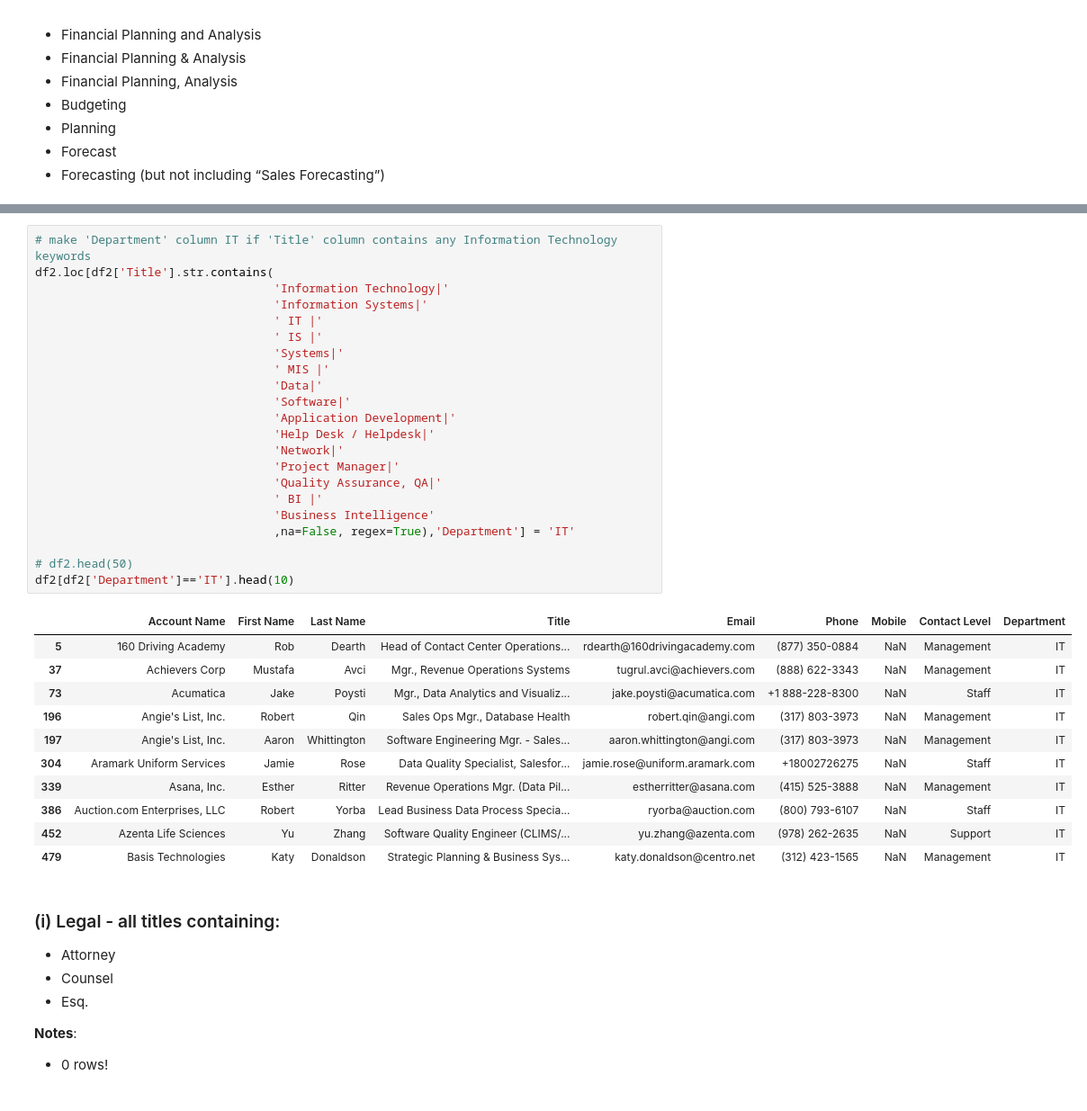
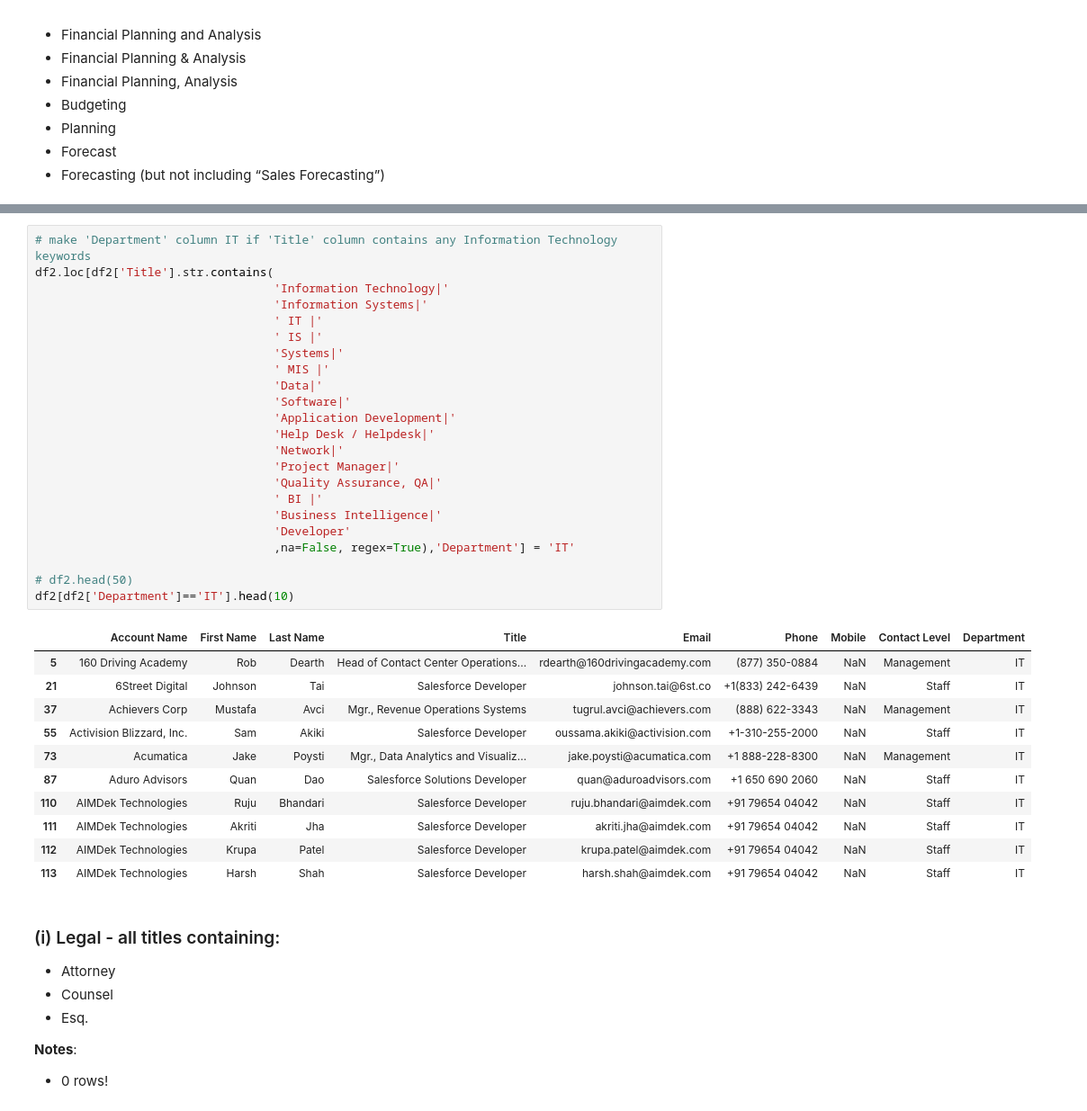
Before and after one commit to harry-hill/python-sales-ops, a Jupyter notebook: Salesforce Sales Ops 8-1-23.ipynb, the cells around one changed output, grey strips where cells are left out. Shown at 90% size. Cells and saved outputs as stored; diff of their text form.

```diff
--- a/Salesforce Sales Ops 8-1-23.ipynb
+++ b/Salesforce Sales Ops 8-1-23.ipynb
@@ -802,37 +878,38 @@ df2[df2['Department']=='FP&A'].head(10)
 # %%
 # make 'Department' column IT if 'Title' column contains any Information Technology keywords
 df2.loc[df2['Title'].str.contains(
                                   'Information Technology|'
                                   'Information Systems|'
                                   ' IT |'
                                   ' IS |'
                                   'Systems|'
                                   ' MIS |'
                                   'Data|'
                                   'Software|'
                                   'Application Development|'
                                   'Help Desk / Helpdesk|'
                                   'Network|'
                                   'Project Manager|'
                                   'Quality Assurance, QA|'
                                   ' BI |'
-                                  'Business Intelligence'
+                                  'Business Intelligence|'
+                                  'Developer'
                                   ,na=False, regex=True),'Department'] = 'IT'
 
 # df2.head(50)
 df2[df2['Department']=='IT'].head(10)
 # %% [output]
 |  | Account Name | First Name | Last Name | Title | Email | Phone | Mobile | Contact Level | Department |
 | 5 | 160 Driving Academy | Rob | Dearth | Head of Contact Center Operations... | rdearth@160drivingacademy.com | (877) 350-0884 | NaN | Management | IT |
+| 21 | 6Street Digital | Johnson | Tai | Salesforce Developer | johnson.tai@6st.co | +1(833) 242-6439 | NaN | Staff | IT |
 | 37 | Achievers Corp | Mustafa | Avci | Mgr., Revenue Operations Systems | tugrul.avci@achievers.com | (888) 622-3343 | NaN | Management | IT |
-| 73 | Acumatica | Jake | Poysti | Mgr., Data Analytics and Visualiz... | jake.poysti@acumatica.com | +1 888-228-8300 | NaN | Staff | IT |
-| 196 | Angie's List, Inc. | Robert | Qin | Sales Ops Mgr., Database Health | robert.qin@angi.com | (317) 803-3973 | NaN | Management | IT |
-| 197 | Angie's List, Inc. | Aaron | Whittington | Software Engineering Mgr. - Sales... | aaron.whittington@angi.com | (317) 803-3973 | NaN | Management | IT |
-| 304 | Aramark Uniform Services | Jamie | Rose | Data Quality Specialist, Salesfor... | jamie.rose@uniform.aramark.com | +18002726275 | NaN | Staff | IT |
-| 339 | Asana, Inc. | Esther | Ritter | Revenue Operations Mgr. (Data Pil... | estherritter@asana.com | (415) 525-3888 | NaN | Management | IT |
-| 386 | Auction.com Enterprises, LLC | Robert | Yorba | Lead Business Data Process Specia... | ryorba@auction.com | (800) 793-6107 | NaN | Staff | IT |
-| 452 | Azenta Life Sciences | Yu | Zhang | Software Quality Engineer (CLIMS/... | yu.zhang@azenta.com | (978) 262-2635 | NaN | Support | IT |
-| 479 | Basis Technologies | Katy | Donaldson | Strategic Planning & Business Sys... | katy.donaldson@centro.net | (312) 423-1565 | NaN | Management | IT |
+| 55 | Activision Blizzard, Inc. | Sam | Akiki | Salesforce Developer | oussama.akiki@activision.com | +1-310-255-2000 | NaN | Staff | IT |
+| 73 | Acumatica | Jake | Poysti | Mgr., Data Analytics and Visualiz... | jake.poysti@acumatica.com | +1 888-228-8300 | NaN | Management | IT |
+| 87 | Aduro Advisors | Quan | Dao | Salesforce Solutions Developer | quan@aduroadvisors.com | +1 650 690 2060 | NaN | Staff | IT |
+| 110 | AIMDek Technologies | Ruju | Bhandari | Salesforce Developer | ruju.bhandari@aimdek.com | +91 79654 04042 | NaN | Staff | IT |
+| 111 | AIMDek Technologies | Akriti | Jha | Salesforce Developer | akriti.jha@aimdek.com | +91 79654 04042 | NaN | Staff | IT |
+| 112 | AIMDek Technologies | Krupa | Patel | Salesforce Developer | krupa.patel@aimdek.com | +91 79654 04042 | NaN | Staff | IT |
+| 113 | AIMDek Technologies | Harsh | Shah | Salesforce Developer | harsh.shah@aimdek.com | +91 79654 04042 | NaN | Staff | IT |
 # %% [markdown]
 ### (i) Legal - all titles containing:
 - Attorney
```
Also changed, not shown: parts of 47 cells of this notebook.
